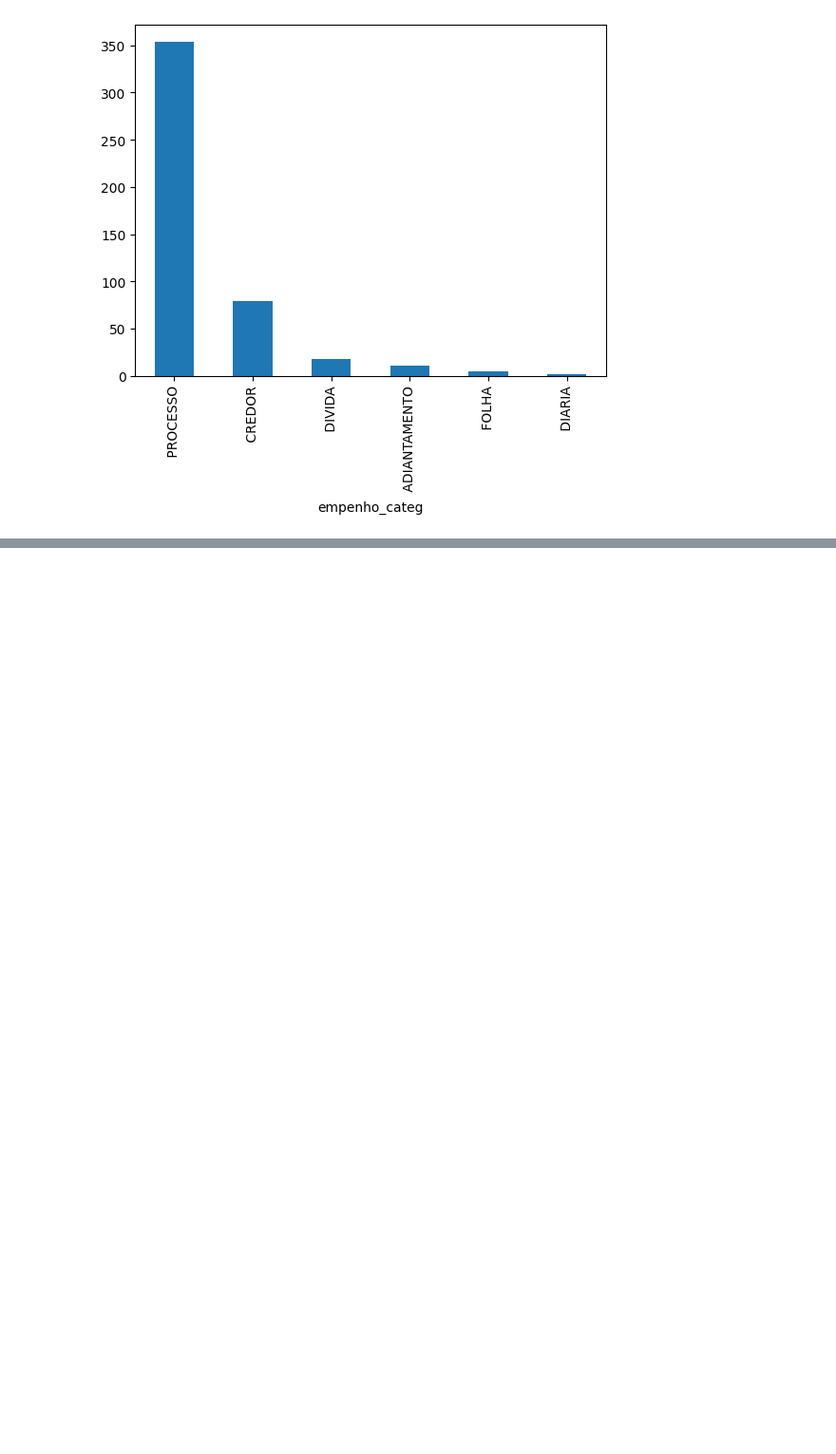
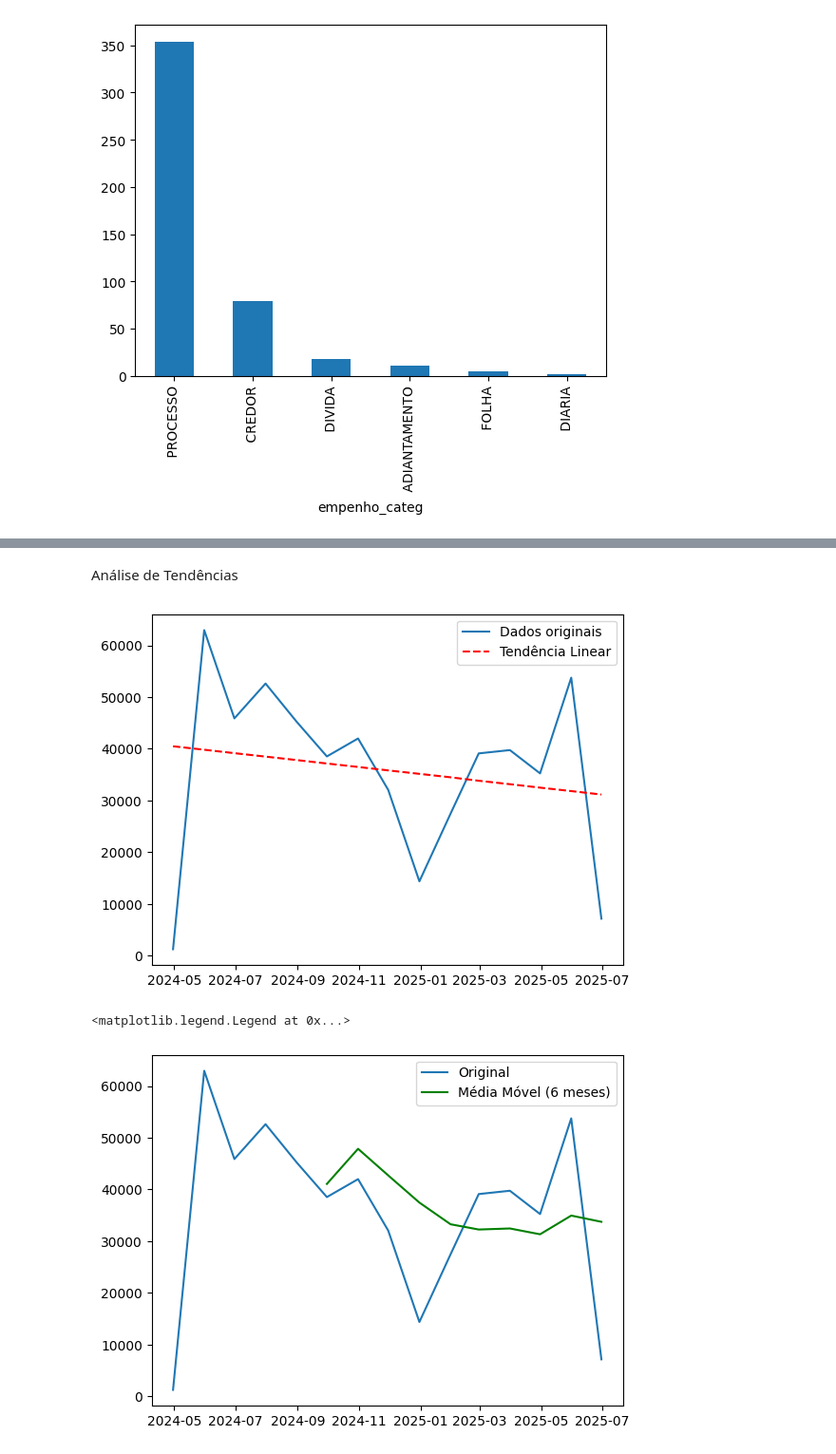
Before and after one commit to MatheusPSantos/ia, a Jupyter notebook: trabalho_final_ia.ipynb, the cells around one changed output, grey strips where cells are left out. Shown at 95% size. Saved outputs shown, nothing was run; the diff lists cells and outputs as text; code cells hidden in the pictures; blank space fills up the shorter version.

```diff
--- a/trabalho_final_ia.ipynb
+++ b/trabalho_final_ia.ipynb
@@ -187,0 +234,27 @@ base_despesas_df_agrupado = base_despesas_df.groupby([pd.Grouper(key='empenho_da
+# %% [markdown]
+Análise de Tendências
+# %%
+#Regressão Linear Simples
+x = np.arange(len(df_pivot))
+y = df_pivot[' DIARIA']
+
+coef = np.polyfit(x, y, 1)
+trend_line = np.polyval(coef, x) # avaliar o valor polinomial especifico
+
+pyplot.plot(df_pivot.index, y, label = 'Dados originais')
+pyplot.plot(df_pivot.index, trend_line, 'r--', label='Tendência Linear')
+pyplot.legend()
+pyplot.show()
+
+# Média movel
+window_size = 6
+df_pivot['DIARIA_MA'] = df_pivot[' DIARIA'].rolling(window=window_size).mean()
+
+# Plotar
+pyplot.plot(df_pivot.index, df_pivot[' DIARIA'], label='Original')
+pyplot.plot(df_pivot.index, df_pivot['DIARIA_MA'], 'g-', label=f'Média Móvel ({window_size} meses)')
+pyplot.legend()
+# %% [output]
+[figure, added]
+<matplotlib.legend.Legend at 0x...>
+[figure, added]
```
Also changed, not shown: parts of 7 cells of this notebook.
